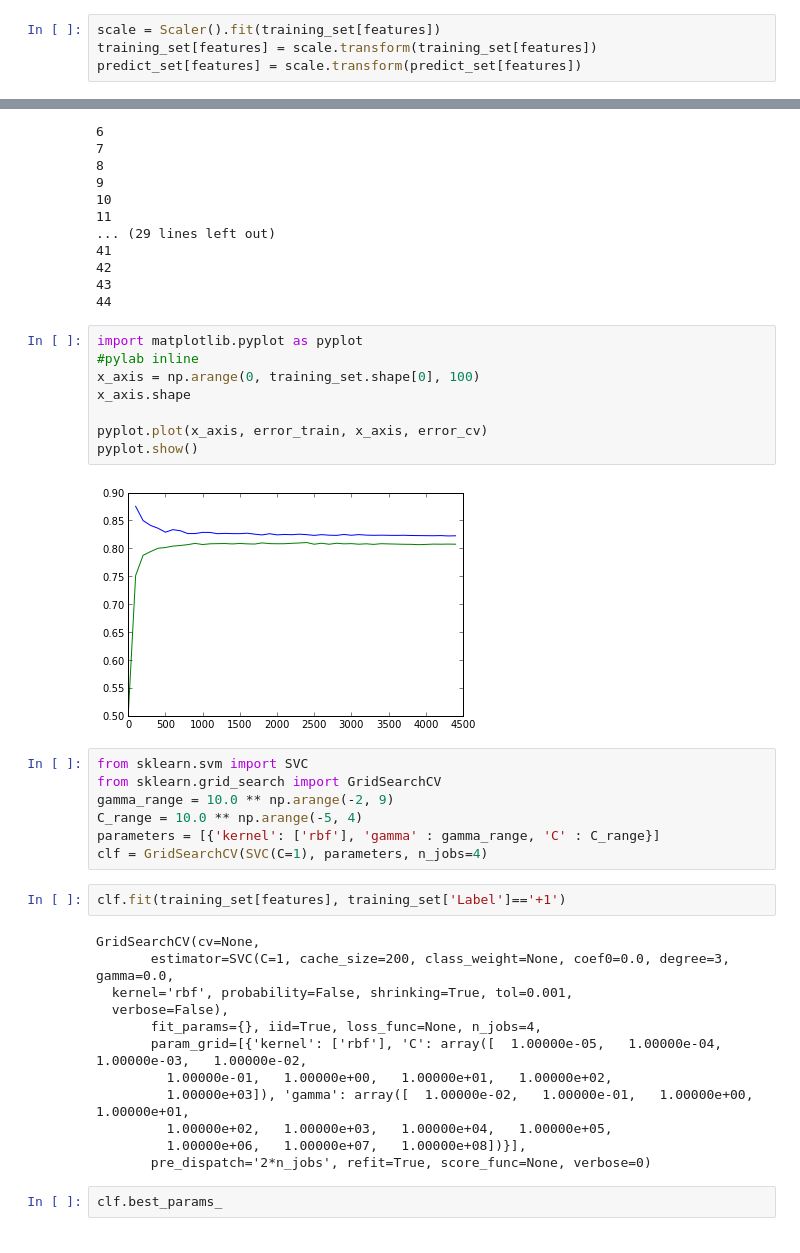
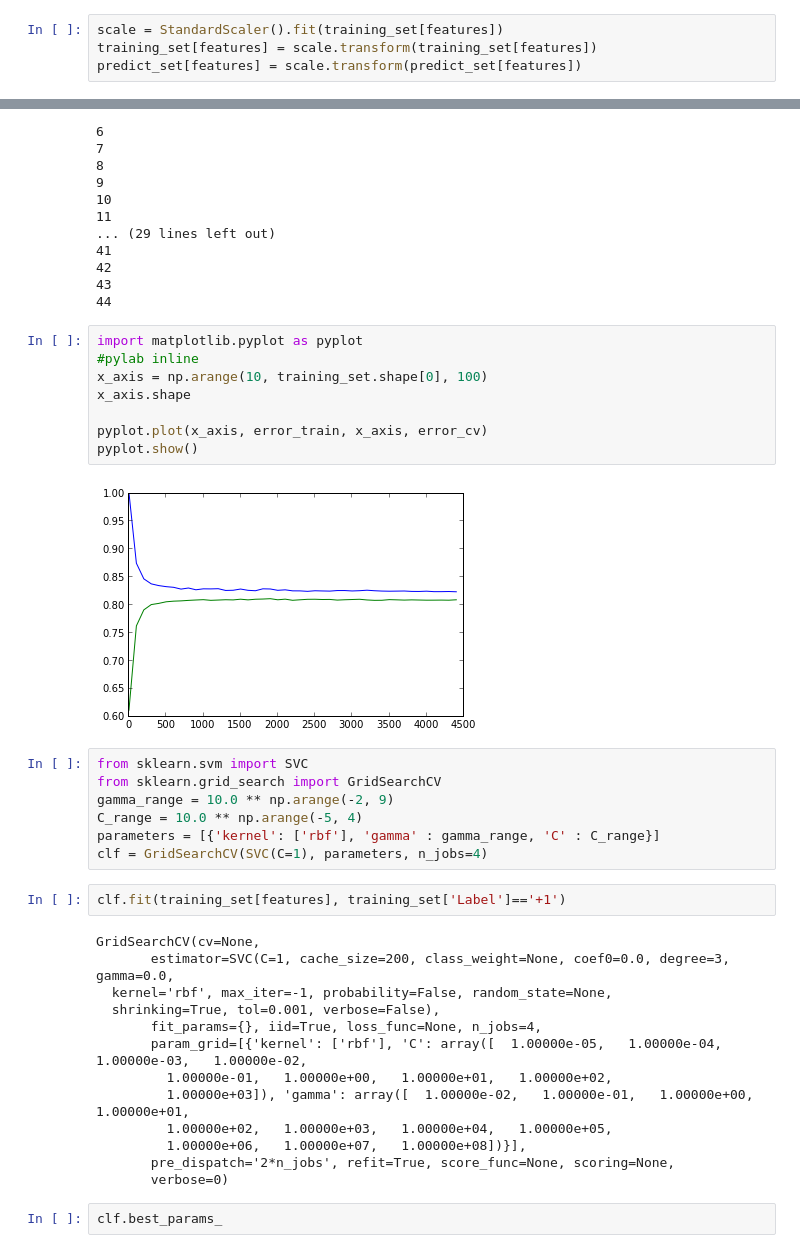
Before and after one commit to rgangopadhya/Quora-Classifier, a Jupyter notebook: Model_Expl.ipynb, the cells around one changed output, grey strips where cells are left out. Saved outputs shown, nothing was run; the diff lists cells and outputs as text.

Commit message:
more random explorations

```diff
--- a/Model_Expl.ipynb
+++ b/Model_Expl.ipynb
@@ -36,7 +36,7 @@ from sklearn.linear_model import LogisticRegression
 from sklearn.preprocessing import *
 features = ["F" + str(j) for j in xrange(1, M+1)]
 # %%
-scale = Scaler().fit(training_set[features])
+scale = StandardScaler().fit(training_set[features])
 training_set[features] = scale.transform(training_set[features])
 predict_set[features] = scale.transform(predict_set[features])
 # %%
@@ -246,13 +252,13 @@ cv_comp[features].as_matrix(), (cv_comp['Label']=="+1").as_matrix())
 # %%
 import matplotlib.pyplot as pyplot
 #pylab inline
-x_axis = np.arange(0, training_set.shape[0], 100)
+x_axis = np.arange(10, training_set.shape[0], 100)
 x_axis.shape
 
 pyplot.plot(x_axis, error_train, x_axis, error_cv)
 pyplot.show()
 # %% [output]
-[figure, old version]
+[figure, new version]
 # %%
 from sklearn.svm import SVC
 from sklearn.grid_search import GridSearchCV
@@ -265,15 +271,16 @@ clf.fit(training_set[features], training_set['Label']=='+1')
 # %% [output]
 GridSearchCV(cv=None,
        estimator=SVC(C=1, cache_size=200, class_weight=None, coef0=0.0, degree=3, gamma=0.0,
-  kernel='rbf', probability=False, shrinking=True, tol=0.001,
-  verbose=False),
+  kernel='rbf', max_iter=-1, probability=False, random_state=None,
+  shrinking=True, tol=0.001, verbose=False),
        fit_params={}, iid=True, loss_func=None, n_jobs=4,
        param_grid=[{'kernel': ['rbf'], 'C': array([  1.00000e-05,   1.00000e-04,   1.00000e-03,   1.00000e-02,
          1.00000e-01,   1.00000e+00,   1.00000e+01,   1.00000e+02,
          1.00000e+03]), 'gamma': array([  1.00000e-02,   1.00000e-01,   1.00000e+00,   1.00000e+01,
          1.00000e+02,   1.00000e+03,   1.00000e+04,   1.00000e+05,
          1.00000e+06,   1.00000e+07,   1.00000e+08])}],
-       pre_dispatch='2*n_jobs', refit=True, score_func=None, verbose=0)
+       pre_dispatch='2*n_jobs', refit=True, score_func=None, scoring=None,
+       verbose=0)
 # %%
 clf.best_params_
 # %% [output]
```
Also changed, not shown: parts of 24 cells of this notebook.
